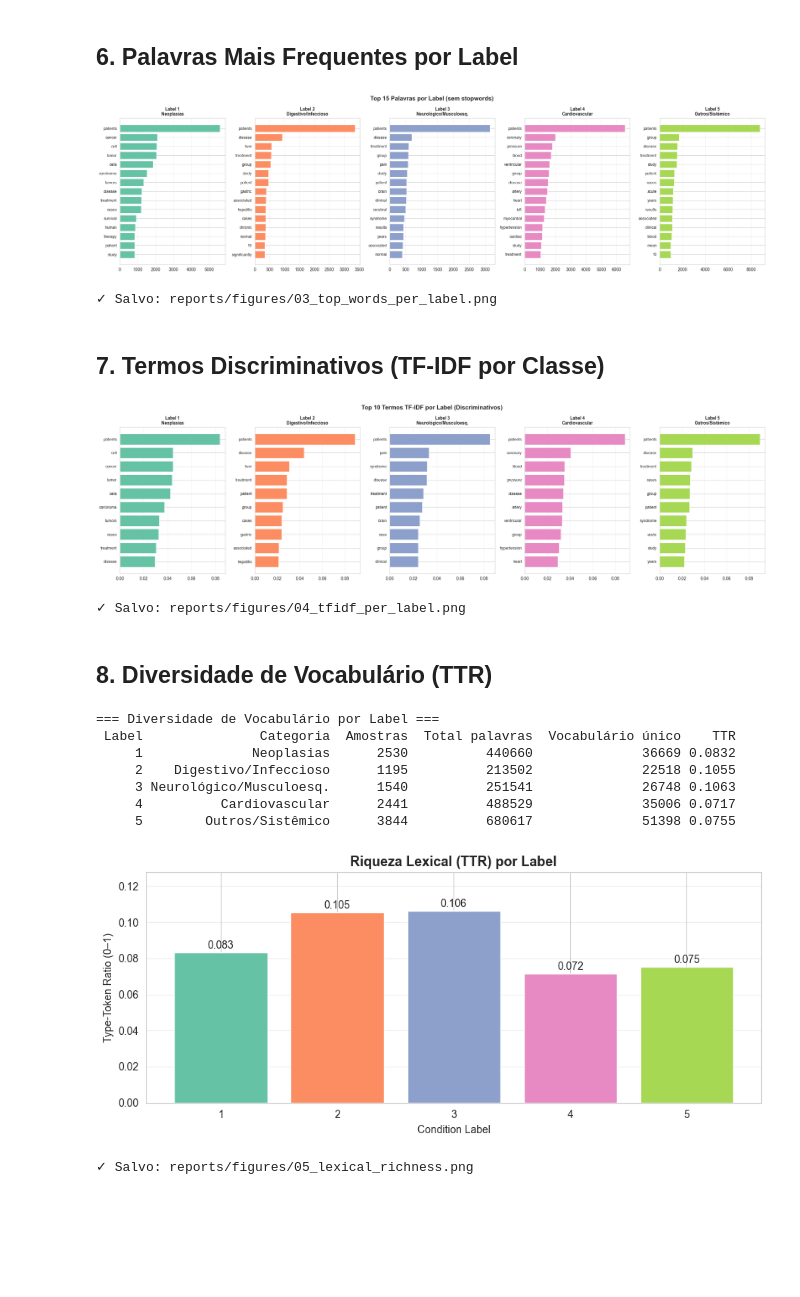
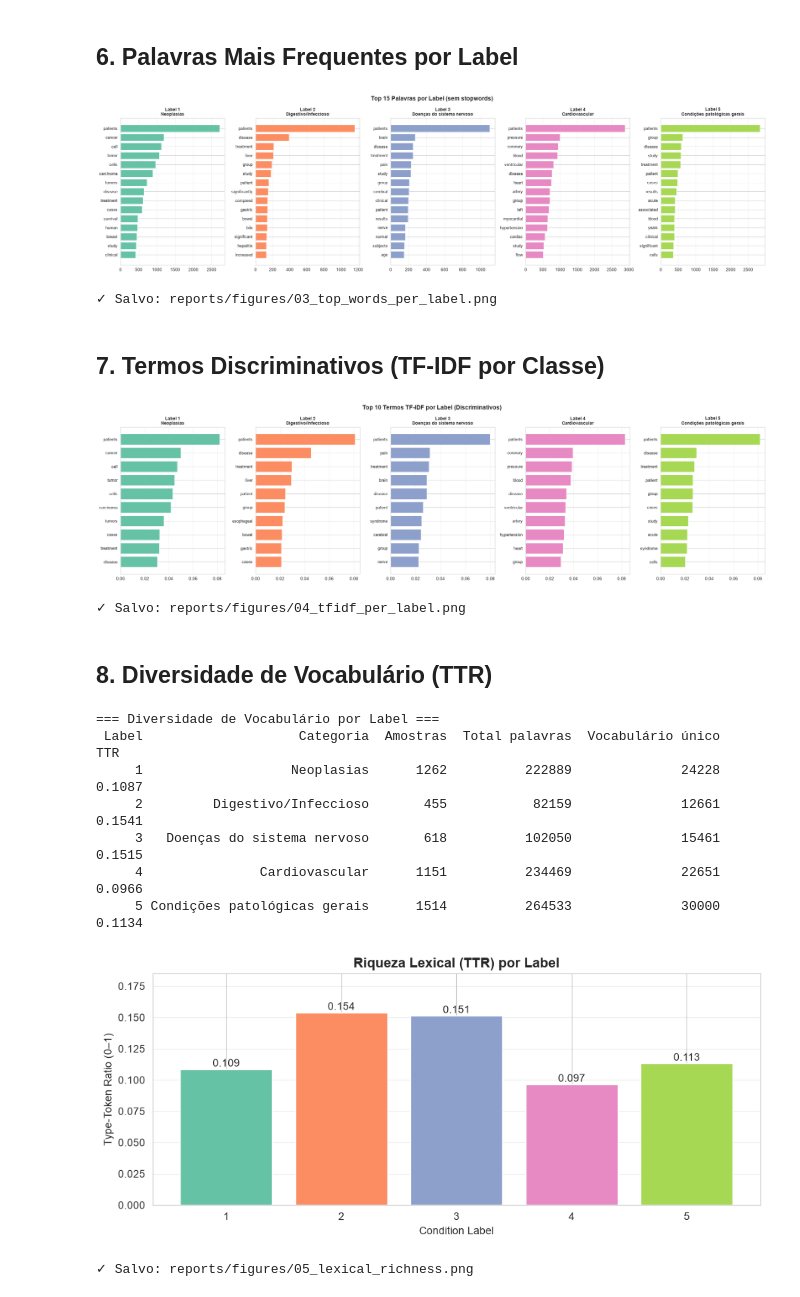
Before and after one commit to fabiopolli/pos-ml-eng-tech-challenge-fase-03, a Jupyter notebook: notebooks/01_eda.ipynb, the cells around one changed output. Saved outputs shown, nothing was run; the diff lists cells and outputs as text; code cells hidden in the pictures; blank space fills up the shorter version.

```diff
--- a/notebooks/01_eda.ipynb
+++ b/notebooks/01_eda.ipynb
@@ -121,10 +133,10 @@ Ratio máximo/mínimo entre classes: 3.22x
 # %% [markdown]
 ## 4. Análise Estatística dos Textos
 # %%
-df['char_count'] = df['medical_abstract'].str.len()
-df['word_count'] = df['medical_abstract'].str.split().str.len()
-df['sentence_count'] = df['medical_abstract'].str.count(r'[.!?]+')
-df['avg_word_length'] = df['medical_abstract'].apply(
+df['char_count'] = df['text'].str.len()
+df['word_count'] = df['text'].str.split().str.len()
+df['sentence_count'] = df['text'].str.count(r'[.!?]+')
+df['avg_word_length'] = df['text'].apply(
     lambda x: round(np.mean([len(w) for w in str(x).split()]), 2) if pd.notna(x) else 0
 )
 
@@ -133,7 +145,7 @@ print("=== Estatísticas globais dos textos ===")
 print(df[stats_cols].describe().round(2))
 
 print("\n=== Média por Label ===")
-print(df.groupby('condition_label')[stats_cols].mean().round(2))
+print(df.groupby('target')[stats_cols].mean().round(2))
 # %% [output]
 === Estatísticas globais dos textos ===
        char_count  word_count  sentence_count  avg_word_length
@@ -162,9 +174,9 @@ metrics = [('word_count', 'Palavras'), ('char_count', 'Caracteres'),
            ('sentence_count', 'Sentenças'), ('avg_word_length', 'Comp. Médio Palavra')]
 
 for ax, (col, label) in zip(axes.flatten(), metrics):
-    data = [df[df['condition_label'] == lbl][col].values
-            for lbl in sorted(df['condition_label'].unique())]
-    bp = ax.boxplot(data, labels=[f'L{i}' for i in sorted(df['condition_label'].unique())],
+    data = [df[df['target'] == lbl][col].values
+            for lbl in sorted(df['target'].unique())]
+    bp = ax.boxplot(data, tick_labels=[f'L{i}' for i in sorted(df['target'].unique())],
                     patch_artist=True)
     for patch, color in zip(bp['boxes'], colors):
         patch.set_facecolor(color)
@@ -176,7 +188,7 @@ for ax, (col, label) in zip(axes.flatten(), metrics):
 
 plt.suptitle('Distribuição de Métricas de Texto por Label', fontsize=14, fontweight='bold', y=1.01)
 plt.tight_layout()
-plt.savefig('../reports/figures/02_text_stats_by_label.png', dpi=300, bbox_inches='tight')
+plt.savefig(FIGURES_DIR / '02_text_stats_by_label.png', dpi=300, bbox_inches='tight')
 plt.show()
 print("✓ Salvo: reports/figures/02_text_stats_by_label.png")
 # %% [output]
@@ -188,8 +200,8 @@ print("✓ Salvo: reports/figures/02_text_stats_by_label.png")
 fig, axes = plt.subplots(1, 5, figsize=(22, 6))
 fig.suptitle('Top 15 Palavras por Label (sem stopwords)', fontsize=14, fontweight='bold')
 
-for i, label in enumerate(sorted(df['condition_label'].unique())):
-    texts = df[df['condition_label'] == label]['medical_abstract'].tolist()
+for i, label in enumerate(sorted(df['target'].unique())):
+    texts = df[df['target'] == label]['text'].tolist()
     vec = CountVectorizer(stop_words='english', max_features=15)
     matrix = vec.fit_transform(texts)
     word_freq = dict(zip(vec.get_feature_names_out(), matrix.toarray().sum(axis=0)))
@@ -204,11 +216,11 @@ for i, label in enumerate(sorted(df['condition_label'].unique())):
     axes[i].grid(axis='x', alpha=0.3)
 
 plt.tight_layout()
-plt.savefig('../reports/figures/03_top_words_per_label.png', dpi=300, bbox_inches='tight')
+plt.savefig(FIGURES_DIR / '03_top_words_per_label.png', dpi=300, bbox_inches='tight')
 plt.show()
 print("✓ Salvo: reports/figures/03_top_words_per_label.png")
 # %% [output]
-[figure, old version]
+[figure, new version]
 ✓ Salvo: reports/figures/03_top_words_per_label.png
 # %% [markdown]
 ## 7. Termos Discriminativos (TF-IDF por Classe)
@@ -217,8 +229,8 @@ print("✓ Salvo: reports/figures/03_top_words_per_label.png")
 fig, axes = plt.subplots(1, 5, figsize=(22, 6))
 fig.suptitle('Top 10 Termos TF-IDF por Label (Discriminativos)', fontsize=14, fontweight='bold')
 
-for i, label in enumerate(sorted(df['condition_label'].unique())):
-    texts = df[df['condition_label'] == label]['medical_abstract'].tolist()
+for i, label in enumerate(sorted(df['target'].unique())):
+    texts = df[df['target'] == label]['text'].tolist()
     vec = TfidfVectorizer(stop_words='english', max_features=500, ngram_range=(1, 1))
     tfidf_matrix = vec.fit_transform(texts)
     mean_tfidf = tfidf_matrix.mean(axis=0).A1
@@ -234,55 +246,55 @@ for i, label in enumerate(sorted(df['condition_label'].unique())):
     axes[i].grid(axis='x', alpha=0.3)
 
 plt.tight_layout()
-plt.savefig('../reports/figures/04_tfidf_per_label.png', dpi=300, bbox_inches='tight')
+plt.savefig(FIGURES_DIR / '04_tfidf_per_label.png', dpi=300, bbox_inches='tight')
 plt.show()
 print("✓ Salvo: reports/figures/04_tfidf_per_label.png")
 # %% [output]
-[figure, old version]
+[figure, new version]
 ✓ Salvo: reports/figures/04_tfidf_per_label.png
 # %% [markdown]
 ## 8. Diversidade de Vocabulário (TTR)
 # %%
 # Type-Token Ratio (TTR) = vocab único / total de palavras — mede riqueza lexical
 vocab_stats = []
-for label in sorted(df['condition_label'].unique()):
-    texts = df[df['condition_label'] == label]['medical_abstract'].tolist()
+for label in sorted(df['target'].unique()):
+    texts = df[df['target'] == label]['text'].tolist()
     all_words = ' '.join(texts).lower().split()
     unique_words = set(all_words)
     vocab_stats.append({
         'Label': label,
         'Categoria': LABEL_NAMES[label],
         'Amostras': len(texts),
         'Total palavras': len(all_words),
         'Vocabulário único': len(unique_words),
         'TTR': round(len(unique_words) / len(all_words), 4)
     })
 
 vocab_df = pd.DataFrame(vocab_stats)
 print("=== Diversidade de Vocabulário por Label ===")
 print(vocab_df.to_string(index=False))
 
 fig, ax = plt.subplots(figsize=(9, 4))
 ax.bar(vocab_df['Label'], vocab_df['TTR'], color=colors)
 ax.set_title('Riqueza Lexical (TTR) por Label', fontsize=13, fontweight='bold')
 ax.set_xlabel('Condition Label')
 ax.set_ylabel('Type-Token Ratio (0–1)')
 ax.set_ylim(0, max(vocab_df['TTR']) * 1.2)
 for i, (lbl, ttr) in enumerate(zip(vocab_df['Label'], vocab_df['TTR'])):
     ax.text(lbl, ttr + 0.002, f'{ttr:.3f}', ha='center', fontsize=10)
 ax.grid(axis='y', alpha=0.3)
 plt.tight_layout()
-plt.savefig('../reports/figures/05_lexical_richness.png', dpi=300, bbox_inches='tight')
+plt.savefig(FIGURES_DIR / '05_lexical_richness.png', dpi=300, bbox_inches='tight')
 plt.show()
 print("✓ Salvo: reports/figures/05_lexical_richness.png")
 # %% [output]
 === Diversidade de Vocabulário por Label ===
- Label               Categoria  Amostras  Total palavras  Vocabulário único    TTR
-     1              Neoplasias      2530          440660              36669 0.0832
-     2    Digestivo/Infeccioso      1195          213502              22518 0.1055
-     3 Neurológico/Musculoesq.      1540          251541              26748 0.1063
-     4          Cardiovascular      2441          488529              35006 0.0717
-     5        Outros/Sistêmico      3844          680617              51398 0.0755
+ Label                    Categoria  Amostras  Total palavras  Vocabulário único    TTR
+     1                   Neoplasias      1262          222889              24228 0.1087
+     2         Digestivo/Infeccioso       455           82159              12661 0.1541
+     3   Doenças do sistema nervoso       618          102050              15461 0.1515
+     4               Cardiovascular      1151          234469              22651 0.0966
+     5 Condições patológicas gerais      1514          264533              30000 0.1134
-[figure, old version]
+[figure, new version]
 ✓ Salvo: reports/figures/05_lexical_richness.png
 # %% [markdown]
```
Also changed, not shown: parts of 9 cells of this notebook, 21 other files.
